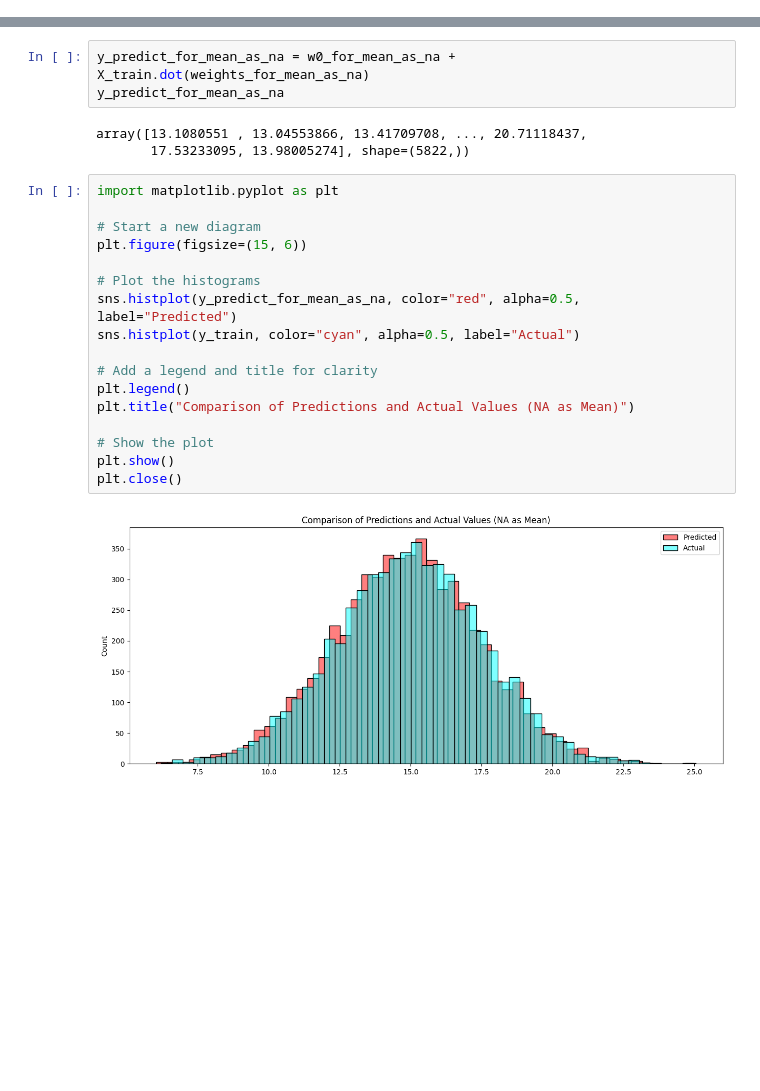
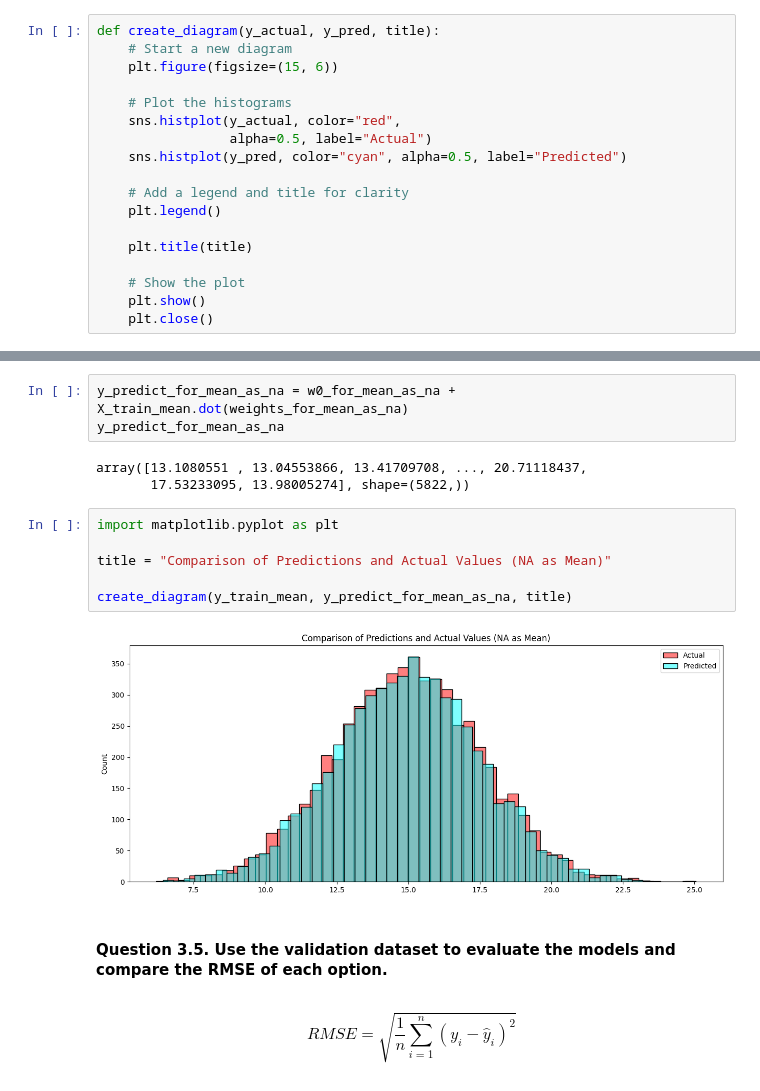
Before and after one commit to ArkadiyShuvaev/machine-learning-zoomcamp, a Jupyter notebook: src/02-regression/02-hw.ipynb, the cells around one changed output, grey strips where cells are left out. Drawn from its saved outputs; the diff is of its cells as text; blank space fills up the shorter version.

```diff
--- a/src/02-regression/02-hw.ipynb
+++ b/src/02-regression/02-hw.ipynb
@@ -395,3 +404,21 @@ plot_feature_weights(weights_for_mean_as_na, subtitle=": NA as mean")
 # %% [markdown]
 ##### In case of replacing NA with zeros
+# %%
+def create_diagram(y_actual, y_pred, title):
+    # Start a new diagram
+    plt.figure(figsize=(15, 6))
+
+    # Plot the histograms
+    sns.histplot(y_actual, color="red",
+                 alpha=0.5, label="Actual")
+    sns.histplot(y_pred, color="cyan", alpha=0.5, label="Predicted")
+
+    # Add a legend and title for clarity
+    plt.legend()
+
+    plt.title(title)
+
+    # Show the plot
+    plt.show()
+    plt.close()
 # %%
@@ -422,7 +434,7 @@ plt.close()
 # %% [markdown]
 ##### In case of replacing NA with `mean`
 # %%
-y_predict_for_mean_as_na = w0_for_mean_as_na + X_train.dot(weights_for_mean_as_na)
+y_predict_for_mean_as_na = w0_for_mean_as_na + X_train_mean.dot(weights_for_mean_as_na)
 y_predict_for_mean_as_na
 # %% [output]
 array([13.1080551 , 13.04553866, 13.41709708, ..., 20.71118437,
@@ -430,19 +442,14 @@ array([13.1080551 , 13.04553866, 13.41709708, ..., 20.71118437,
 # %%
 import matplotlib.pyplot as plt
 
-# Start a new diagram
-plt.figure(figsize=(15, 6))
+title = "Comparison of Predictions and Actual Values (NA as Mean)"
 
-# Plot the histograms
-sns.histplot(y_predict_for_mean_as_na, color="red", alpha=0.5, label="Predicted")
-sns.histplot(y_train, color="cyan", alpha=0.5, label="Actual")
-
-# Add a legend and title for clarity
-plt.legend()
-plt.title("Comparison of Predictions and Actual Values (NA as Mean)")
-
-# Show the plot
-plt.show()
-plt.close()
+create_diagram(y_train_mean, y_predict_for_mean_as_na, title)
 # %% [output]
-[figure, old version]
+[figure, new version]
+# %% [markdown]
+#### Question 3.5. Use the validation dataset to evaluate the models and compare the RMSE of each option.
+# %% [markdown]
+$$
+RMSE = \sqrt{\frac{1}{n} \sum_{i=1}^{n} (y_i - \hat{y}_i)^2}
+$$
```
Also changed, not shown: parts of 17 cells of this notebook.
